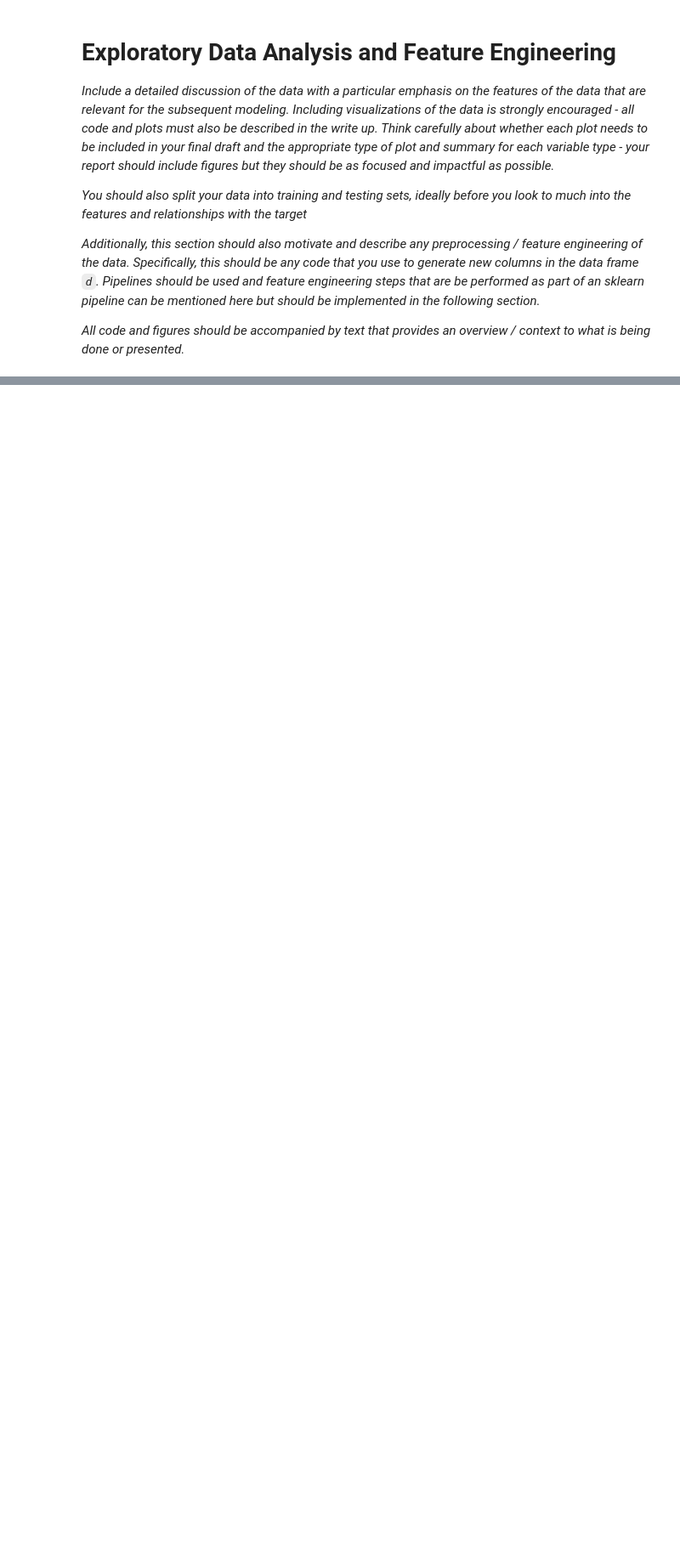
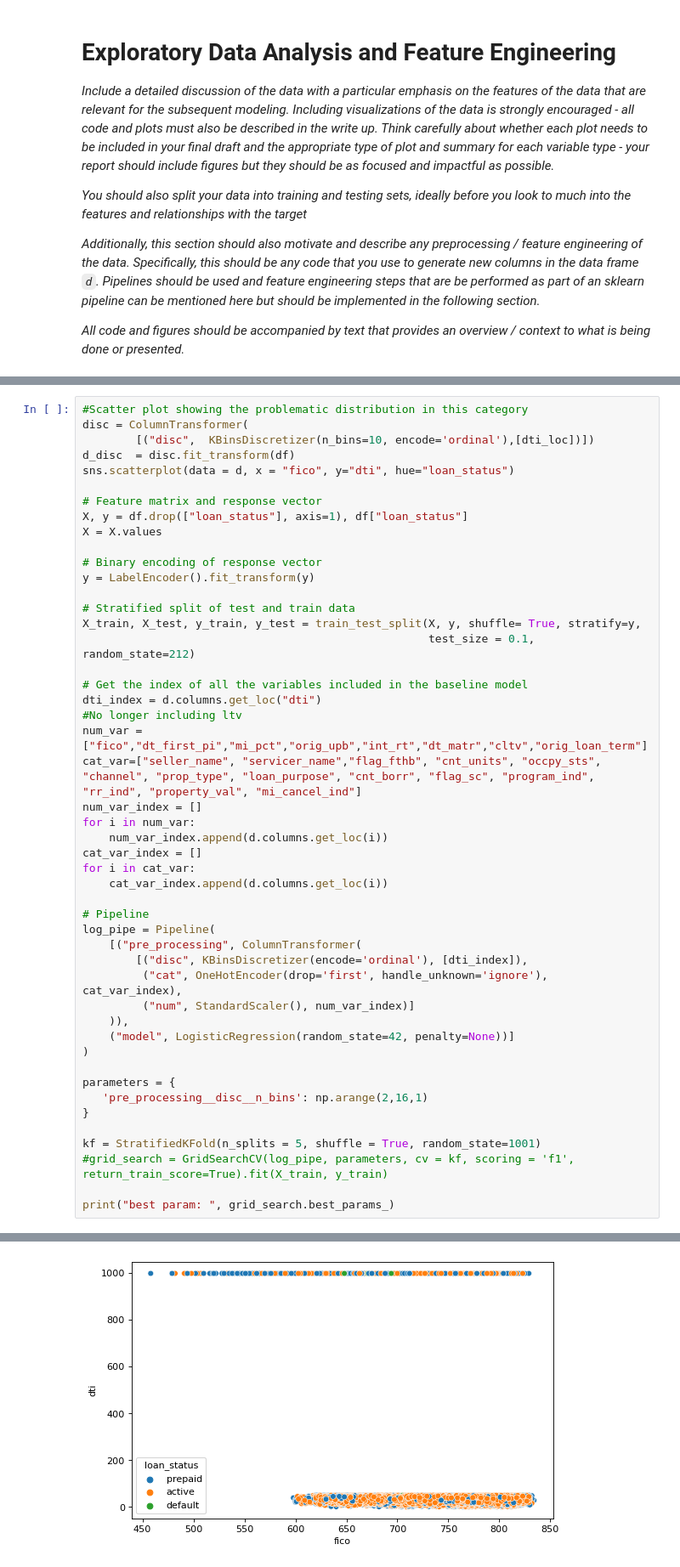
Before and after one commit to AsheRaymondBarker/MLPy2, a Jupyter notebook: project2.ipynb, the cells around one changed output, grey strips where cells are left out. Shown at 85% size. Saved outputs shown, nothing was run; the diff lists cells and outputs as text; blank space fills up the shorter version.

```diff
--- a/project2.ipynb
+++ b/project2.ipynb
@@ -146,0 +176,49 @@ Name: prop_type, dtype: int64
+# %%
+#Scatter plot showing the problematic distribution in this category
+disc = ColumnTransformer(
+        [("disc",  KBinsDiscretizer(n_bins=10, encode='ordinal'),[dti_loc])])
+d_disc  = disc.fit_transform(df)
+sns.scatterplot(data = d, x = "fico", y="dti", hue="loan_status")
+
+# Feature matrix and response vector
+X, y = df.drop(["loan_status"], axis=1), df["loan_status"]
+X = X.values
+
+# Binary encoding of response vector
+y = LabelEncoder().fit_transform(y)
+
+# Stratified split of test and train data
+X_train, X_test, y_train, y_test = train_test_split(X, y, shuffle= True, stratify=y,
+                                                    test_size = 0.1, random_state=212)
+
+# Get the index of all the variables included in the baseline model
+dti_index = d.columns.get_loc("dti")
+#No longer including ltv
+num_var = ["fico","dt_first_pi","mi_pct","orig_upb","int_rt","dt_matr","cltv","orig_loan_term"]
+cat_var=["seller_name", "servicer_name","flag_fthb", "cnt_units", "occpy_sts", "channel", "prop_type", "loan_purpose", "cnt_borr", "flag_sc", "program_ind", "rr_ind", "property_val", "mi_cancel_ind"]
+num_var_index = []
+for i in num_var:
+    num_var_index.append(d.columns.get_loc(i))
+cat_var_index = []
+for i in cat_var:
+    cat_var_index.append(d.columns.get_loc(i))
+
+# Pipeline
+log_pipe = Pipeline(
+    [("pre_processing", ColumnTransformer(
+        [("disc", KBinsDiscretizer(encode='ordinal'), [dti_index]),
+         ("cat", OneHotEncoder(drop='first', handle_unknown='ignore'), cat_var_index),
+         ("num", StandardScaler(), num_var_index)]
+    )),
+    ("model", LogisticRegression(random_state=42, penalty=None))]
+)
+
+parameters = {
+   'pre_processing__disc__n_bins': np.arange(2,16,1)
+}
+
+kf = StratifiedKFold(n_splits = 5, shuffle = True, random_state=1001)
+#grid_search = GridSearchCV(log_pipe, parameters, cv = kf, scoring = 'f1', return_train_score=True).fit(X_train, y_train)
+
+print("best param: ", grid_search.best_params_)
+# %% [output]
@@ -147,3 +226,4 @@ Name: prop_type, dtype: int64
+[figure, added]
 # %% [markdown]
 # Model Fitting and Tuning
 
```
Also changed, not shown: parts of 8 cells of this notebook.
